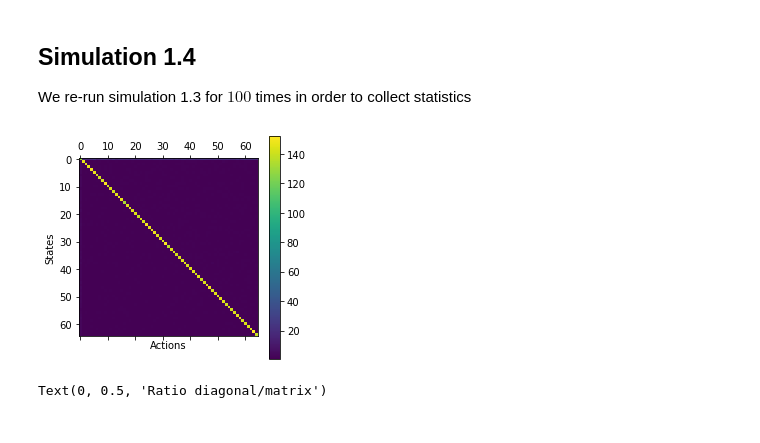
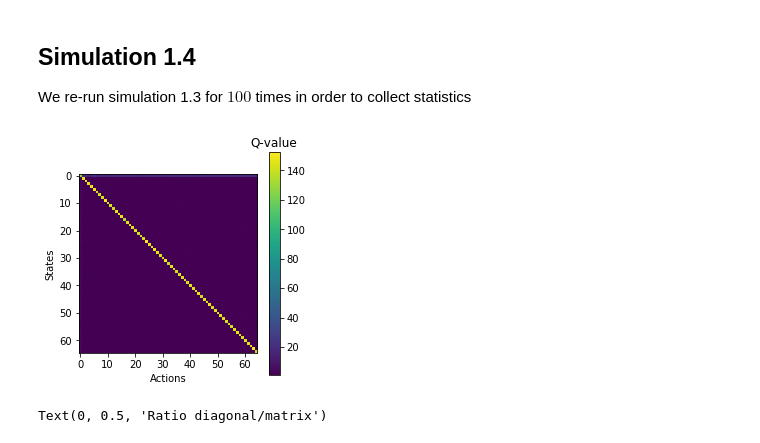
Before and after one commit to FMZennaro/CTF-RL, a Jupyter notebook: Simulation1/Simulation1.ipynb, the cells around one changed output. Cells and saved outputs as stored; diff of their text form; code cells hidden in the pictures.

Commit message:
Updated graph plotting

```diff
--- a/Simulation1/Simulation1.ipynb
+++ b/Simulation1/Simulation1.ipynb
@@ -201,13 +201,18 @@ for t in tqdm(range(ntrials)):
         Qs[t,:,:] = agt.Q
 # %%
 plt.matshow(np.mean(Qs,axis=0))
-plt.colorbar()
+
 plt.xlabel('Actions')
 plt.ylabel('States')
+plt.tick_params(axis='x',bottom=True,top=False,labelbottom=True,labeltop=False)
+
+clb = plt.colorbar()
+clb.ax.set_title('Q-value')
+
 
 plt.savefig('simul1_matrix')
 # %% [output]
-[figure, old version]
+[figure, new version]
 # %%
 l = np.mean(Q_diag,axis=0) / np.mean(Q_ndiag,axis=0)
 plt.plot(range(nepisodes),l)
```
Also changed, not shown: parts of 3 cells of this notebook, 4 other files.
